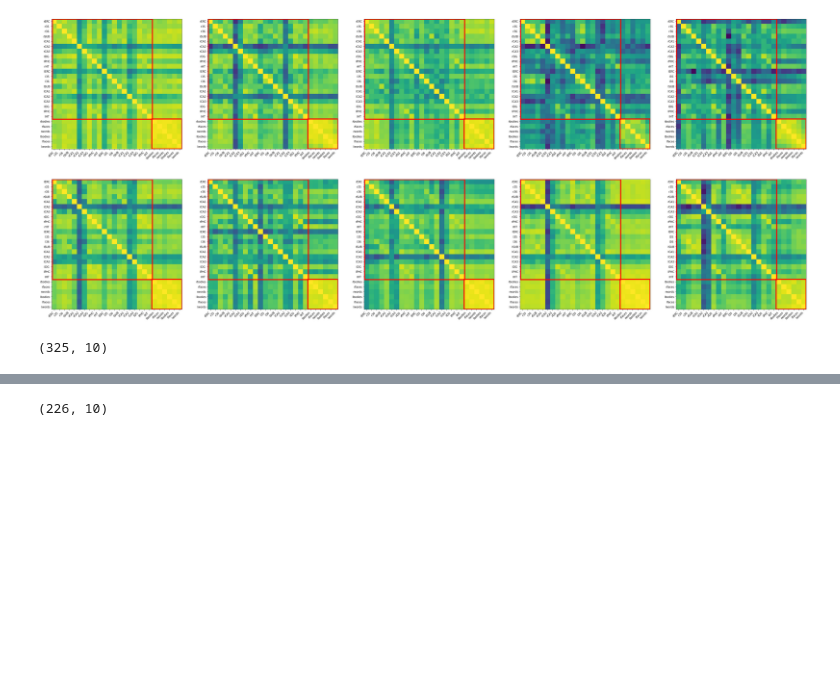
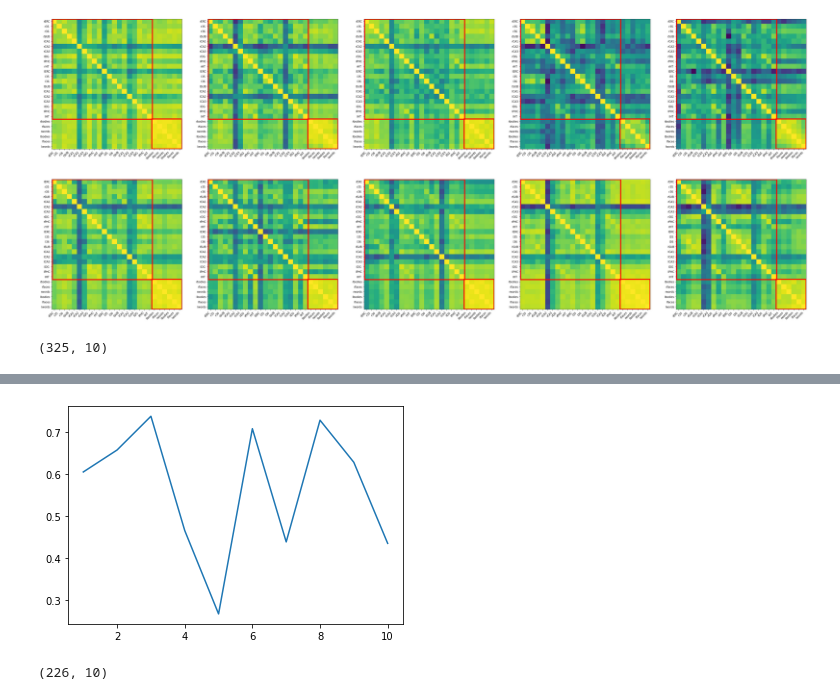
Before and after one commit to mjstarrett/nsdMemConn, a Jupyter notebook: load_1pt8mm_rest_visualization.ipynb, the cells around one changed output, grey strips where cells are left out. Cells and saved outputs as stored; diff of their text form; code cells hidden in the pictures; blank space fills up the shorter version.

```diff
--- a/load_1pt8mm_rest_visualization.ipynb
+++ b/load_1pt8mm_rest_visualization.ipynb
@@ -293,3 +291,9 @@ for session in range(10):
+# %%
+fig, ax = plt.subplots()
+ax.plot(range(1,11),subj1_cor)
+plt.show()
+# %% [output]
+[figure, added]
 # %%
 #### code won't work starting from here ####
 # %%
```
Also changed, not shown: parts of 3 cells of this notebook, 2 other files.
